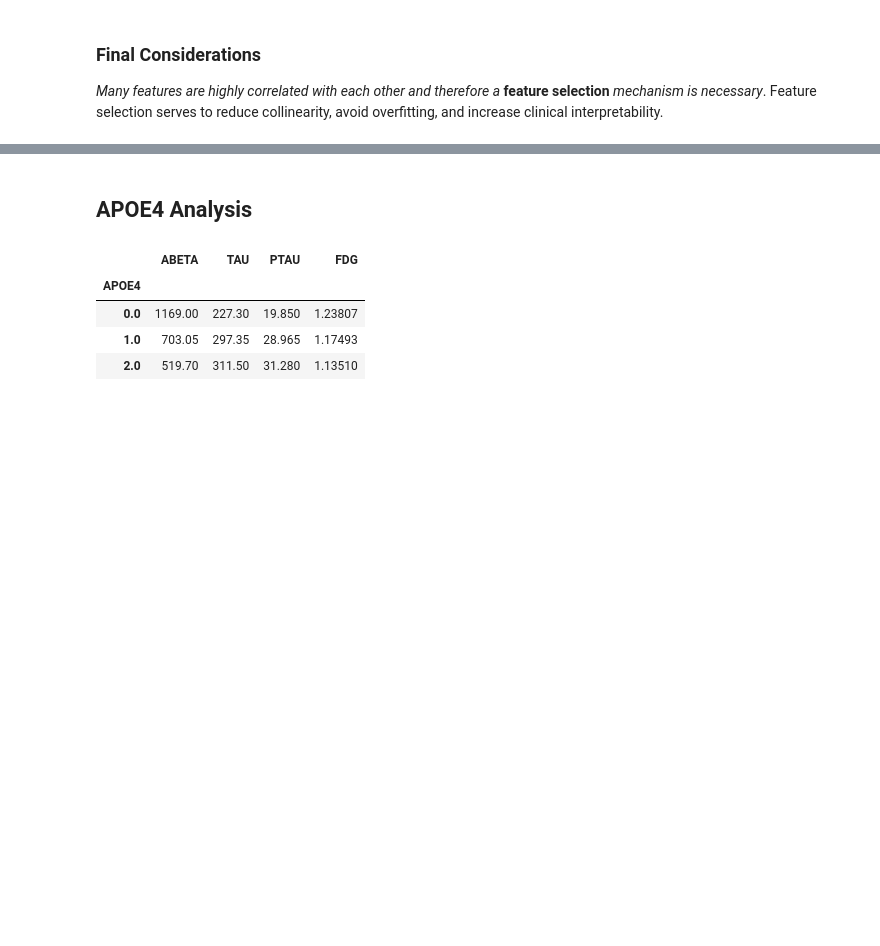
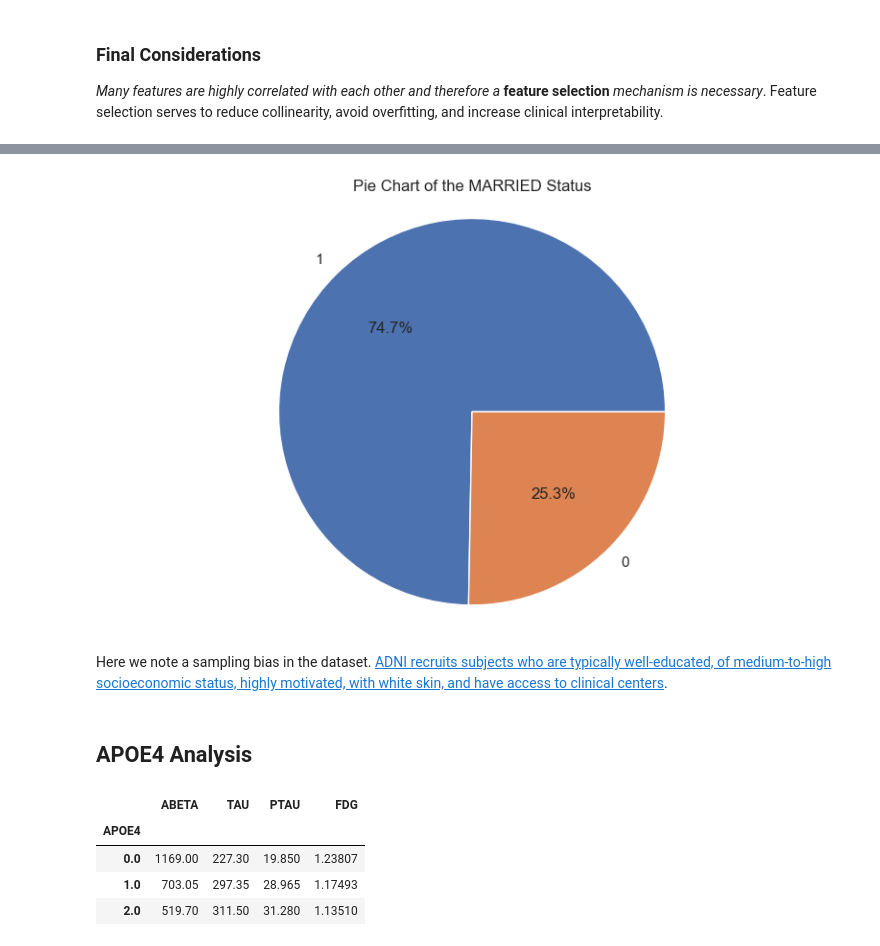
Before and after one commit to Tenshin000/CogniPredictAD, a Jupyter notebook: notebooks/03_Data_Exploration.ipynb, the cells around one changed output, grey strips where cells are left out. Cells and saved outputs as stored; diff of their text form; code cells hidden in the pictures; blank space fills up the shorter version.

```diff
--- a/notebooks/03_Data_Exploration.ipynb
+++ b/notebooks/03_Data_Exploration.ipynb
@@ -212,3 +359,13 @@ viz.heatmap_corr(cols=["Ventricles", "Hippocampus", "Entorhinal", "Fusiform", "M
+# %%
+viz.pie_chart(
+    x="MARRIED",
+    figsize=(8, 5),
+    title="Pie Chart of the MARRIED Status"
+)
+# %% [output]
+[figure, added]
+# %% [markdown]
+Here we note a sampling bias in the dataset. [ADNI recruits subjects who are typically well-educated, of medium-to-high socioeconomic status, highly motivated, with white skin, and have access to clinical centers](https://alz-journals.onlinelibrary.wiley.com/doi/10.1002/alz.14159).
 # %% [markdown]
 ## APOE4 Analysis
 # %%
```
Also changed, not shown: parts of 20 cells of this notebook, 3 other files.
